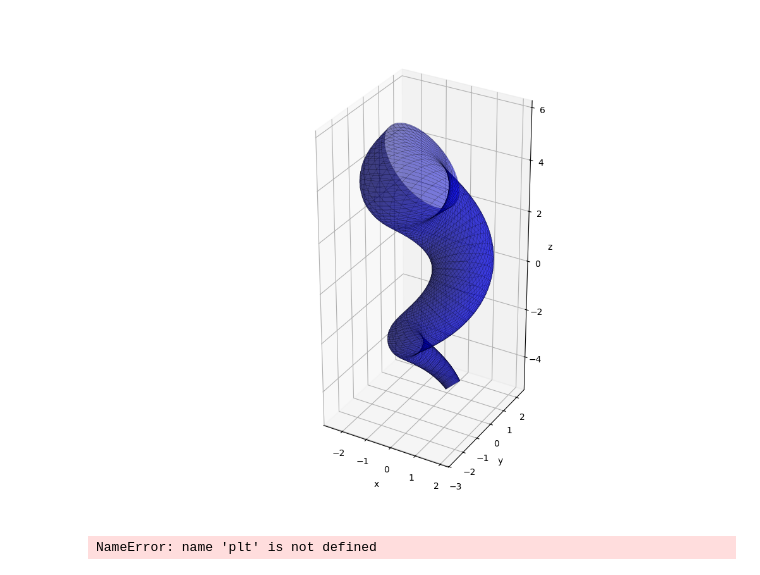
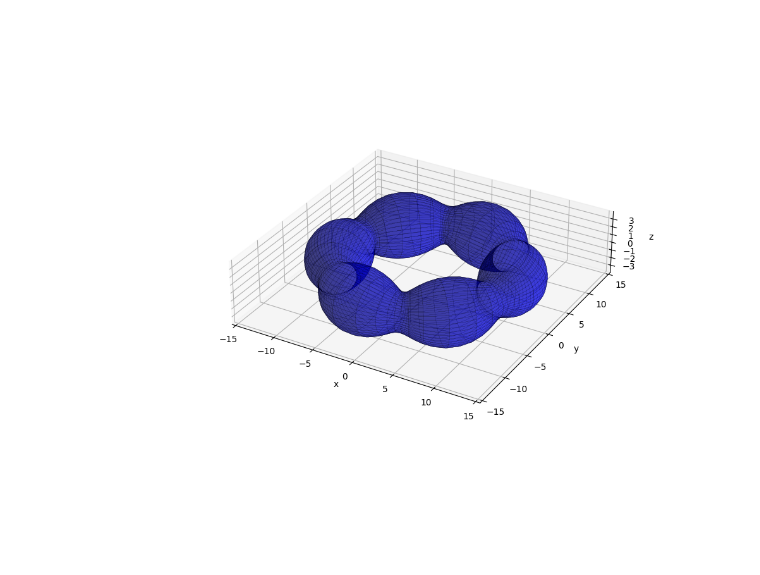
Before and after one commit to RosieSB/crochet-maths, a Jupyter notebook: tmp.ipynb, the cells around one changed output. Drawn from its saved outputs; the diff is of its cells as text; code cells hidden in the pictures.

```diff
--- a/tmp.ipynb
+++ b/tmp.ipynb
@@ -1,64 +1,43 @@
 # %%
 
 import numpy as np
 import matplotlib.pyplot as plt
 %matplotlib ipympl
 
+R = 10
+a = 3
+b = .8
+c = 6
+
 fig = plt.figure(figsize = (10,8), label = ' ')
 ax = plt.axes(projection='3d')
 
-u = np.linspace(-7, 7, 100)
+u = np.linspace(0, 2*np.pi*R, 100)
 v = np.linspace(0,2*np.pi,100)
 u, v = np.meshgrid(u, v)
 
 sqrt2 = np.sqrt(2)
 
-#Diretrix
-gamma = (np.cos(u/sqrt2), np.sin(u/sqrt2), u/sqrt2)
-
-#ON Frame
-T = ((-1/sqrt2)*np.sin(u/sqrt2),1/sqrt2*np.cos(u/sqrt2),1/sqrt2)
-N = (-np.cos(u/sqrt2),-np.sin(u/sqrt2),0)
-B = ((1/sqrt2)*np.sin(u/sqrt2),-(1/sqrt2)*np.cos(u/sqrt2),1/sqrt2)
-
-#Radius function
-r = 1+u/10
-rdot = 1/10
+gamma = (R*np.cos(u/R), R*np.sin(u/R), 0)
+T = (-np.sin(u/R),np.cos(u/R),0)
+N = (-np.cos(u/R),-np.sin(u/R),0)
+B = (0,0,1)
+r = a+b*np.sin(c*u/R)
+rdot = (b*c/R)*np.cos(c*u/R)
 
 x = gamma[0] - r*rdot*T[0] + r*np.sqrt(1-(rdot)**2)*(N[0]*np.cos(v)+B[0]*np.sin(v))
 y = gamma[1] - r*rdot*T[1] + r*np.sqrt(1-(rdot)**2)*(N[1]*np.cos(v)+B[1]*np.sin(v))
 z = gamma[2] - r*rdot*T[2] + r*np.sqrt(1-(rdot)**2)*(N[2]*np.cos(v)+B[2]*np.sin(v))
 
 ax.plot_surface(x, y, z, color = 'blue', edgecolor = 'black', linewidth = .1, alpha = .5)
 
-#Axis labels
+# Axis labels
 ax.set_xlabel('x')
 ax.set_ylabel('y')
 ax.set_zlabel('z')
 
 ax.set_aspect('equal')
 
 plt.show()
 # %% [output]
-[figure, old version]
+[figure, new version]
-# %%
-r=.4
-
-fig = plt.figure(figsize = (10,8), label = ' ')
-ax = plt.axes(projection='3d')
-
-u = np.linspace(-10, 10, 100)
-v = np.linspace(0,2*np.pi,100)
-u, v = np.meshgrid(u, v)
-x = (1-r*np.cos(v))*np.cos(u/sqrt2) + r/sqrt2*np.sin(u/sqrt2)*np.sin(v)
-y = (1-r*np.cos(v))*np.sin(u/sqrt2) - r/sqrt2*np.cos(u/sqrt2)*np.sin(v)
-z = (u+r*np.sin(v))/sqrt2
-
-ax.plot_surface(x, y, z, color = 'blue', edgecolor = 'black', linewidth = .1, alpha = .5)
-
-ax.set_aspect('equal')
-ax.set_xticks(np.linspace(-2,2,1))
-
-plt.show()
-# %% [output]
-NameError: name 'plt' is not defined
```
Also changed, not shown: 39 other files.
